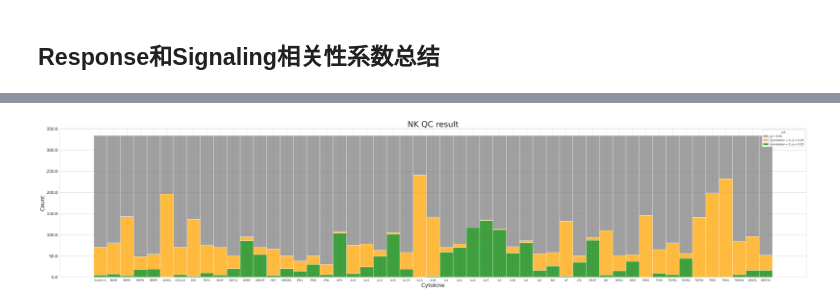
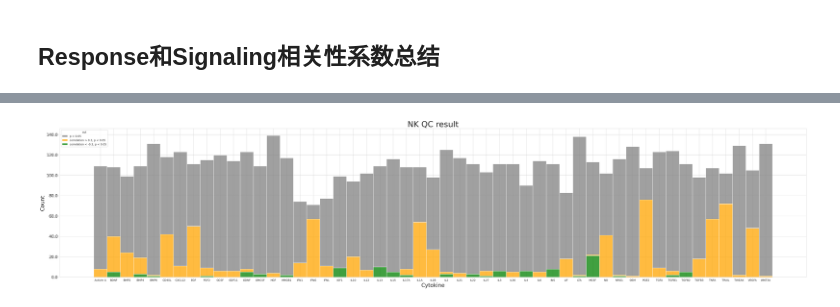
Before and after one commit to yoyoong/Tres, a Jupyter notebook: 2.mTres/qc_plot.ipynb, the cells around one changed output, grey strips where cells are left out. Drawn from its saved outputs; the diff is of its cells as text; code cells hidden in the pictures.

```diff
--- a/2.mTres/qc_plot.ipynb
+++ b/2.mTres/qc_plot.ipynb
@@ -115,53 +84,54 @@ plt.show()
 # %%
 import matplotlib.gridspec as gridspec
 
-celltype_list = ['CD8T', 'Macrophage', 'Neutrophils', 'NK']
-# celltype_list = ['NK']
+# celltype_list = ['CD8T', 'Macrophage', 'Neutrophils', 'NK']
+celltype_list = ['NK']
 fig = plt.figure(figsize=(50, 10 * len(celltype_list)))
 gs = gridspec.GridSpec(nrows=len(celltype_list), ncols=1)
 
 i = 0
 for celltype in celltype_list:
-    if celltype == 'Neutrophils':
-        qc_result_path = '/sibcb2/bioinformatics2/hongyuyang/dataset/Tres/2.neutrophil_data/qc_result.Neutrophils.csv'
-    else:
-        qc_result_path = f'/sibcb2/bioinformatics2/hongyuyang/dataset/Tres/2.tisch_data/4.qc_result/qc_result_correlation.{celltype}.csv'
+    # if celltype == 'Neutrophils':
+    #     qc_result_path = '/sibcb2/bioinformatics2/hongyuyang/dataset/Tres/2.neutrophil_data/qc_result.Neutrophils.csv'
+    # else:
+    qc_result_path = f'/sibcb2/bioinformatics2/hongyuyang/dataset/Tres/2.tisch_data/4.qc_result/qc_result_correlation.{celltype}.csv'
     qc_result_data = pd.read_csv(qc_result_path, sep="\t", header=0)
 
+    cutoff = 0.3
     def get_group(x):
-        if x.correlation >= 0 and x.p <= 0.05:
-            return "correlation > 0, p < 0.05"
-        elif x.correlation <= 0 and x.p <= 0.05:
-            return "correlation < 0, p < 0.05"
+        if x.correlation >= cutoff and x.p <= 0.05:
+            return f"correlation > {cutoff}, p < 0.05"
+        elif x.correlation <= (cutoff * -1) and x.p <= 0.05:
+            return f"correlation < {cutoff * -1}, p < 0.05"
         elif x.p > 0.05:
             return "p > 0.05"
     qc_result_data['cut'] = qc_result_data.apply(lambda x: get_group(x), axis=1)
 
     def get_group2(x):
-        if x.correlation >= 0 and x.p <= 0.05:
+        if x.correlation >= cutoff and x.p <= 0.05:
             return 0
-        elif x.correlation <= 0 and x.p <= 0.05:
+        elif x.correlation <= (cutoff * -1) and x.p <= 0.05:
             return 1
         elif x.p > 0.05:
             return -1
 
     qc_result_data['negative_rate'] = qc_result_data.apply(lambda x: get_group2(x), axis=1)
     qc_result_filtered = qc_result_data[qc_result_data['negative_rate'] >= 0]
     negative_rate = qc_result_filtered.groupby('Cytokine')['negative_rate'].mean()
     negative_rate.sort_values(ascending=False, inplace=True)
-    negative_rate.to_csv(f"/sibcb2/bioinformatics2/hongyuyang/dataset/Tres/2.tisch_data/4.qc_result/Rank_new.{celltype}.csv")
+    # negative_rate.to_csv(f"/sibcb2/bioinformatics2/hongyuyang/dataset/Tres/2.tisch_data/4.qc_result/Rank_new.{celltype}.csv")
 
     ax = fig.add_subplot(gs[i, 0])
     histplot = sns.histplot(data=qc_result_data, x="Cytokine", hue="cut", multiple="stack",
-                            palette={'correlation > 0, p < 0.05':'orange', 'correlation < 0, p < 0.05':'green', 'p > 0.05':'grey'})
+                            palette={f'correlation > {cutoff}, p < 0.05':'orange', f'correlation < {cutoff * -1}, p < 0.05':'green', 'p > 0.05':'grey'})
     histplot.xaxis.label.set_size(20)
     histplot.yaxis.label.set_size(20)
     histplot.set_yticklabels(histplot.get_yticks(), size = 15)
     histplot.set_title(f"{celltype} QC result", size = 30)
     i += 1
 plt.show()
 # %% [output]
-[figure, old version]
+[figure, new version]
 # %%
 # 加上散点图
 fig, axes = plt.subplots(2, 1, figsize=(50, 20))
```
Also changed, not shown: parts of 9 cells of this notebook, 9 other files.
